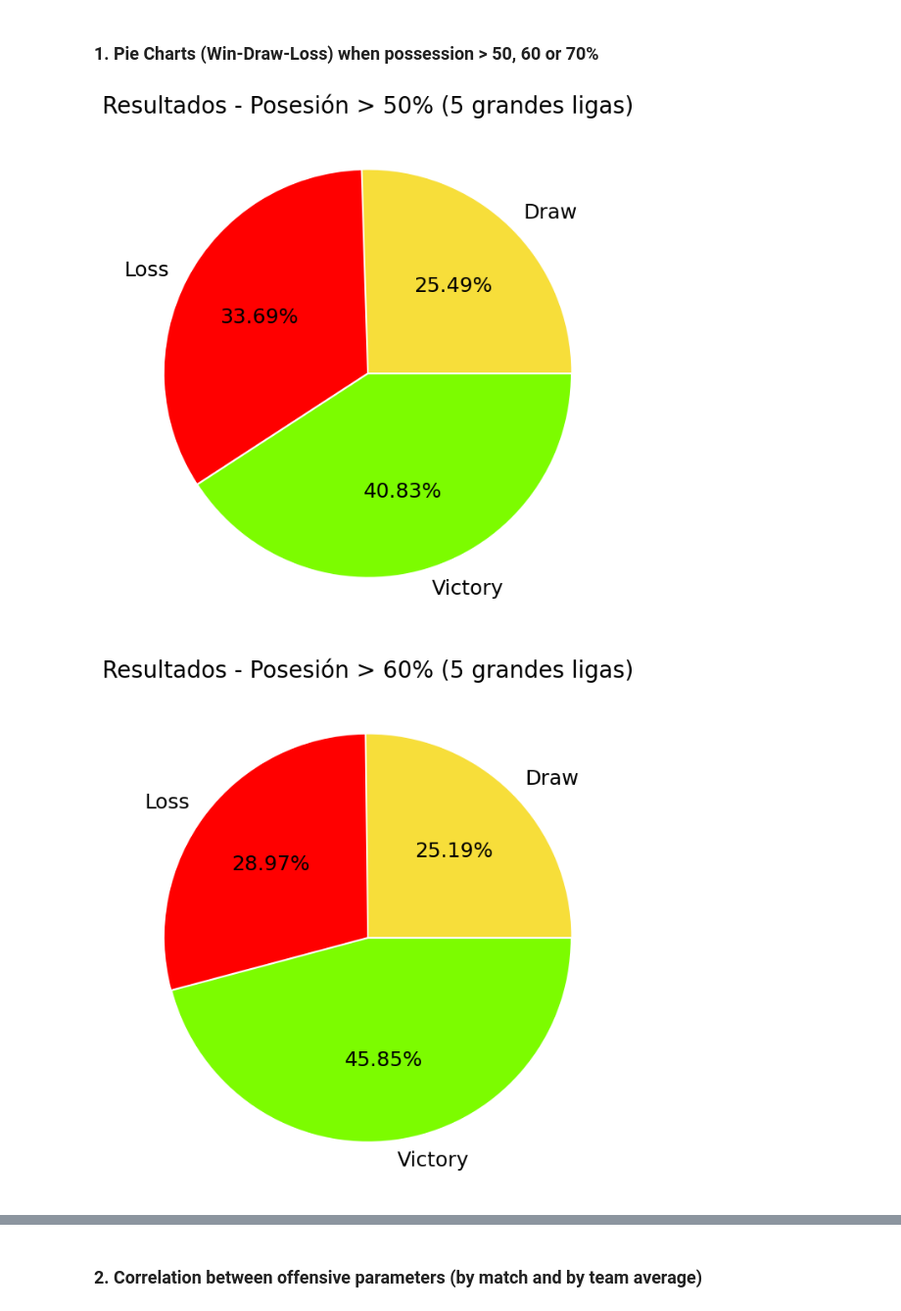
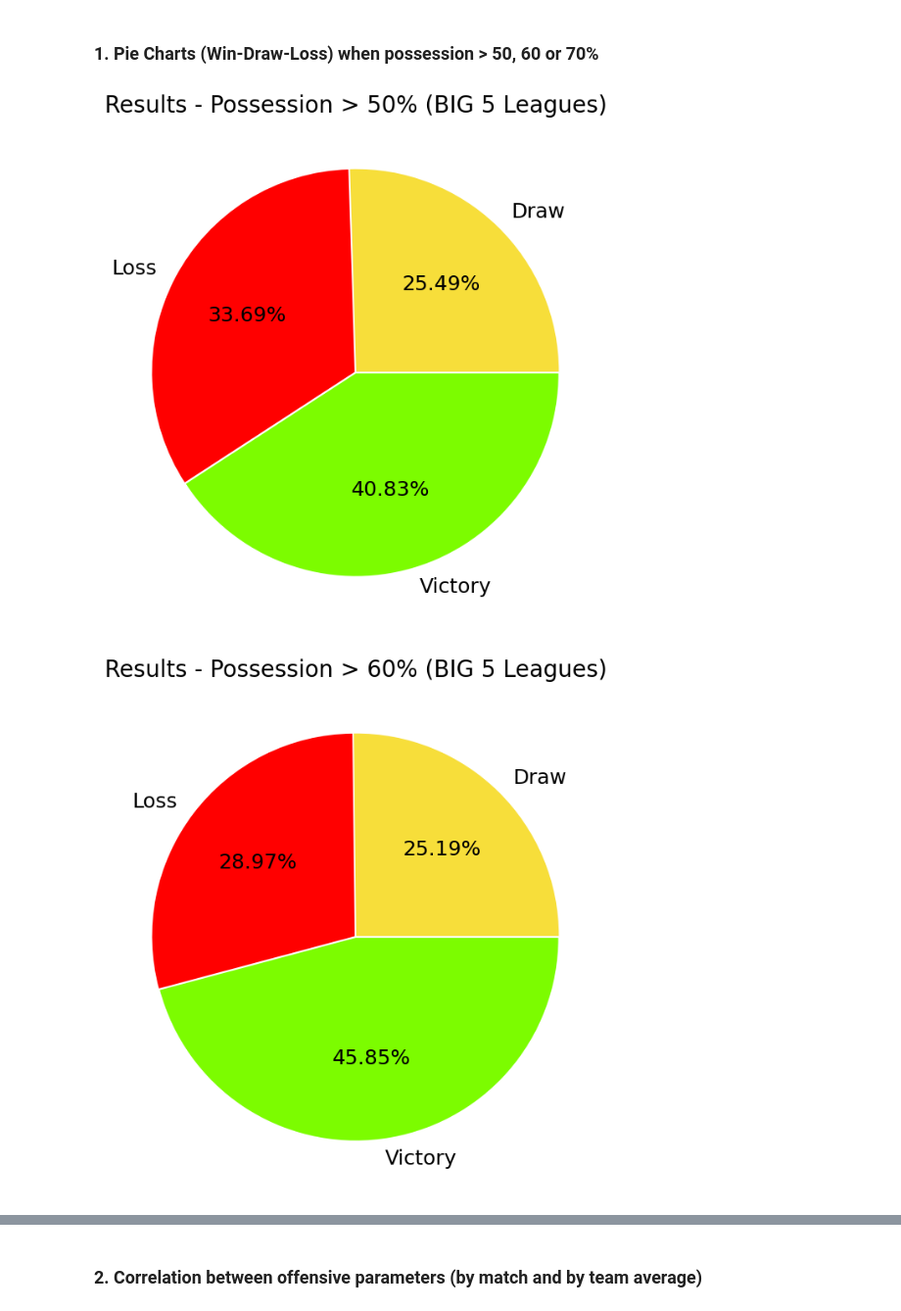
Before and after one commit to RamonFCerezo/EDA-Possession-in-football, a Jupyter notebook: src/Memoria.ipynb, the cells around one changed output, grey strips where cells are left out. Shown at 98% size. Drawn from its saved outputs; the diff is of its cells as text; code cells hidden in the pictures.

```diff
--- a/src/Memoria.ipynb
+++ b/src/Memoria.ipynb
@@ -748,23 +748,23 @@ gyr = ['#F7DE3A', '#FF0000', '#7CFC00']
 # %%
 data = ligas[(ligas['Ball possession, %'] > 50)].groupby(['resultados'])['Ball possession, %'].count()
 
 plt.figure(figsize=(8,8))
-plt.title('Resultados - Posesión > 50% (5 grandes ligas)', fontsize= 20)
+plt.title('Results - Possession > 50% (BIG 5 Leagues)', fontsize= 20)
 plt.pie(data.values,
         labels=data.index,
         autopct='%1.2f%%',
         colors= gyr,
         explode = [0.005, 0.005, 0.005],
         textprops={'fontsize': 18});
 
 p=plt.gcf();
 # %% [output]
-[figure, old version]
+[figure, new version]
 # %%
 data = ligas[(ligas['Ball possession, %'] > 60)].groupby(['resultados'])['Ball possession, %'].count()
 
 plt.figure(figsize=(8,8))
-plt.title('Resultados - Posesión > 60% (5 grandes ligas)', fontsize=20)
+plt.title('Results - Possession > 60% (BIG 5 Leagues)', fontsize=20)
 plt.pie(data.values,
         labels=data.index,
         autopct='%1.2f%%',
@@ -774,7 +774,7 @@ plt.pie(data.values,
 
 p=plt.gcf();
 # %% [output]
-[figure, old version]
+[figure, new version]
 # %%
 data = ligas[(ligas['Ball possession, %'] > 70)].groupby(['resultados'])['Ball possession, %'].count()
 
```
Also changed, not shown: parts of 7 cells of this notebook.
